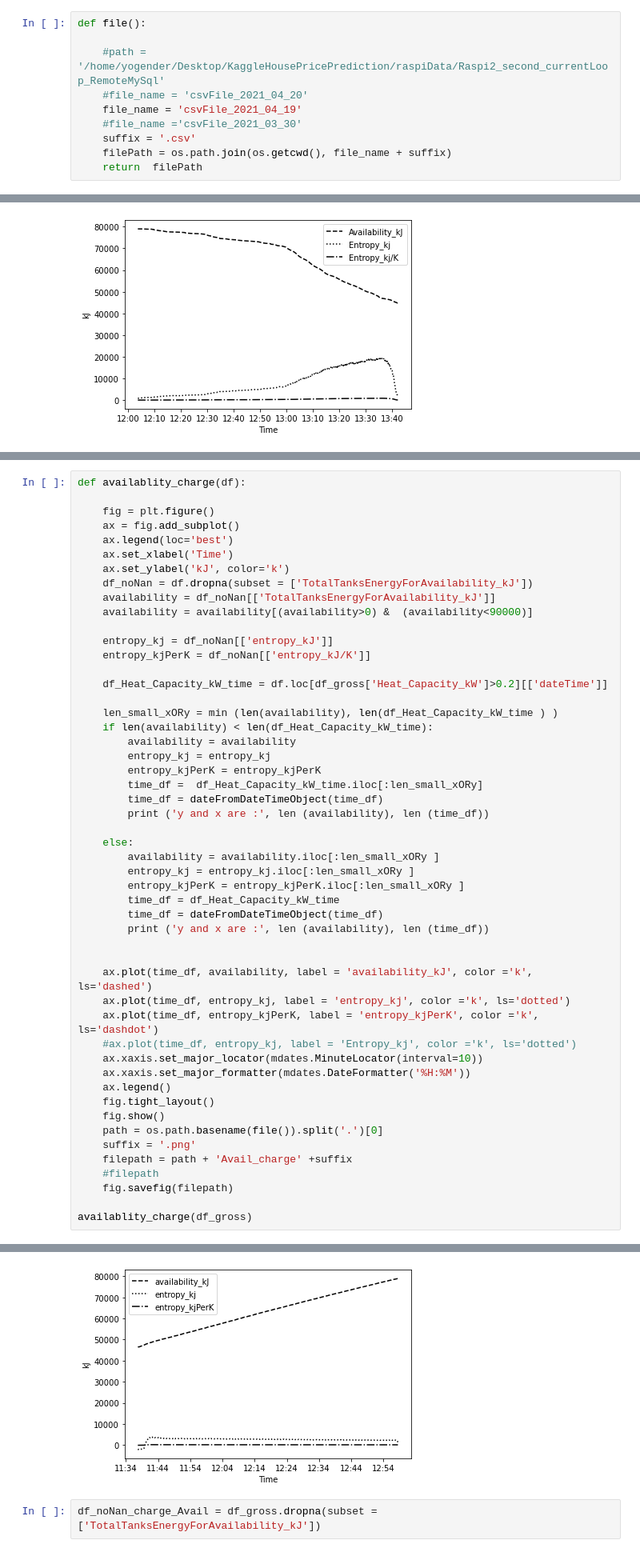
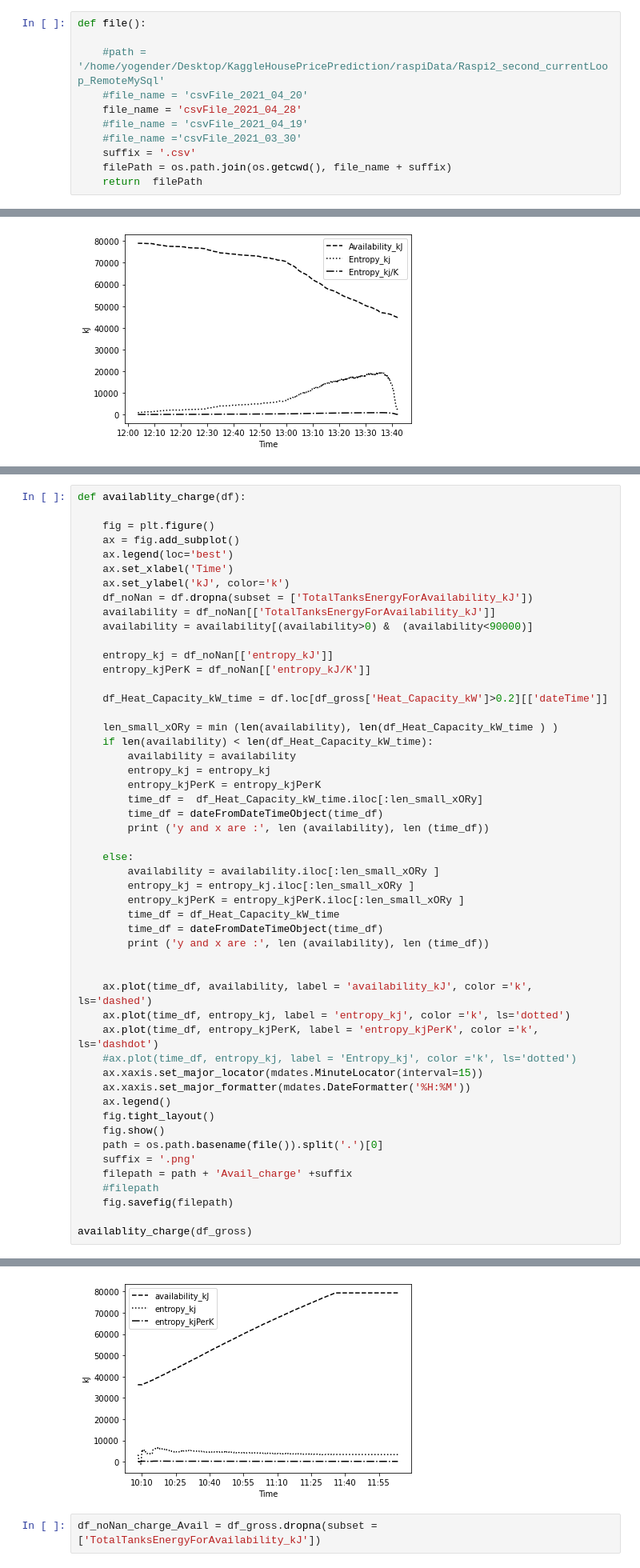
Before and after one commit to yogenderPalChandra/jospehus_DL, a Jupyter notebook: Local_Data_process.ipynb, the cells around one changed output, grey strips where cells are left out. Shown: that part at 80% size. Cells and saved outputs as stored; diff of their text form.

```diff
--- a/Local_Data_process.ipynb
+++ b/Local_Data_process.ipynb
@@ -21,7 +21,8 @@ def file():
 
     #path = '/home/yogender/Desktop/KaggleHousePricePrediction/raspiData/Raspi2_second_currentLoop_RemoteMySql'
     #file_name = 'csvFile_2021_04_20'
-    file_name = 'csvFile_2021_04_19'
+    file_name = 'csvFile_2021_04_28'
+    #file_name = 'csvFile_2021_04_19'
     #file_name ='csvFile_2021_03_30'
     suffix = '.csv'
     filePath = os.path.join(os.getcwd(), file_name + suffix)
@@ -490,7 +491,7 @@ def availablity_charge(df):
     ax.plot(time_df, entropy_kj, label = 'entropy_kj', color ='k', ls='dotted')
     ax.plot(time_df, entropy_kjPerK, label = 'entropy_kjPerK', color ='k', ls='dashdot')
     #ax.plot(time_df, entropy_kj, label = 'Entropy_kj', color ='k', ls='dotted')
-    ax.xaxis.set_major_locator(mdates.MinuteLocator(interval=10))
+    ax.xaxis.set_major_locator(mdates.MinuteLocator(interval=15))
     ax.xaxis.set_major_formatter(mdates.DateFormatter('%H:%M'))
     ax.legend()
     fig.tight_layout()
@@ -508,4 +509,4 @@ y and x are : 784 784
-[figure, old version]
+[figure, new version]
 # %%
 df_noNan_charge_Avail = df_gross.dropna(subset = ['TotalTanksEnergyForAvailability_kJ'])
 # %% [output]
```
Also changed, not shown: parts of 11 cells of this notebook, 7 other files.
